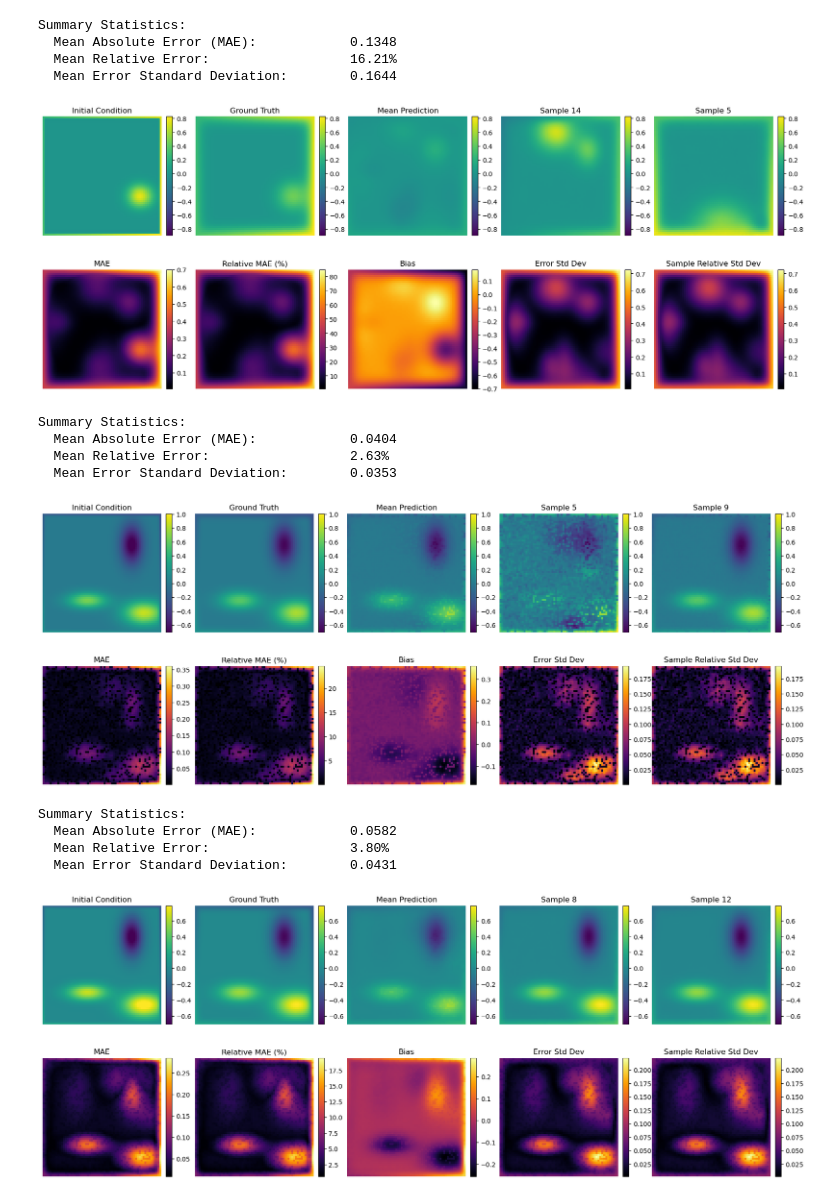
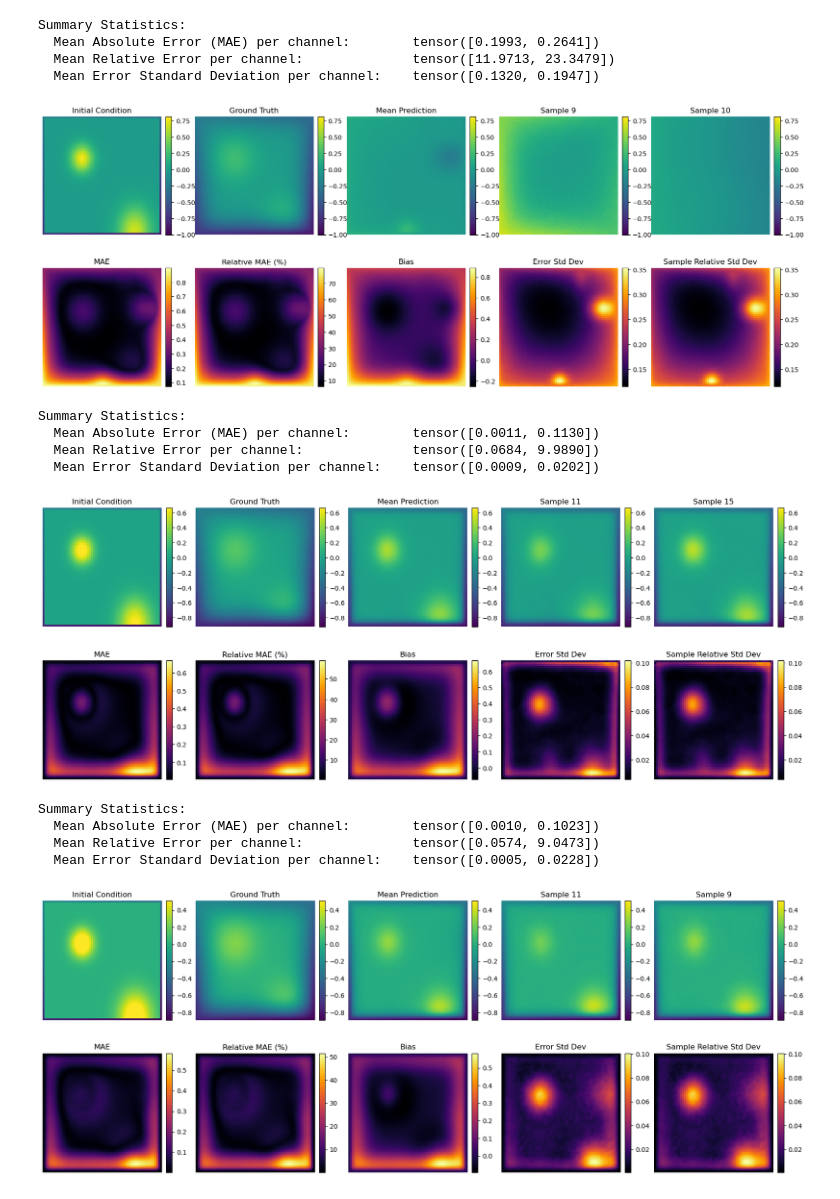
Before and after one commit to cmt-dtu-energy/dynamical-pde-diffusion, a Jupyter notebook: notebooks/inspect_models.ipynb, the cells around one changed output. Cells and saved outputs as stored; diff of their text form; code cells hidden in the pictures.

```diff
--- a/notebooks/inspect_models.ipynb
+++ b/notebooks/inspect_models.ipynb
@@ -159,22 +183,24 @@ interior_u = 0.0
 boundary_a = 1.0
 boundary_u = 0.0
 same_boundary = True
-boundary_obs_a = dpde.validation.random_boundary_mask(sample_shape[2], sample_shape[3], frac_obs=boundary_a)
+boundary_obs_a = dpde.model_testing.random_boundary_mask(sample_shape[2], sample_shape[3], frac_obs=boundary_a)
 if same_boundary:
     boundary_obs_u = boundary_obs_a[:]
 else:
-    boundary_obs_u = dpde.validation.random_boundary_mask(sample_shape[2], sample_shape[3], frac_obs=boundary_u)
-interior_obs_a = dpde.validation.random_interior_mask(sample_shape[2], sample_shape[3], frac_obs=interior_a)
-interior_obs_u = dpde.validation.random_interior_mask(sample_shape[2], sample_shape[3], frac_obs=interior_u)
+    boundary_obs_u = dpde.model_testing.random_boundary_mask(sample_shape[2], sample_shape[3], frac_obs=boundary_u)
+interior_obs_a = dpde.model_testing.random_interior_mask(sample_shape[2], sample_shape[3], frac_obs=interior_a)
+interior_obs_u = dpde.model_testing.random_interior_mask(sample_shape[2], sample_shape[3], frac_obs=interior_u)
 
-mask_a = dpde.validation.combine_masks(boundary_obs_a, interior_obs_a)
-mask_u = dpde.validation.combine_masks(boundary_obs_u, interior_obs_u)
+mask_a = dpde.model_testing.combine_masks(boundary_obs_a, interior_obs_a)
+mask_u = dpde.model_testing.combine_masks(boundary_obs_u, interior_obs_u)
 # %%
 sampler = dpde.sampling.EDMHeatSampler(
     net=edm,
     device=torch.device("cuda" if torch.cuda.is_available() else "cpu"),
     sample_shape=(64, 64),
     num_channels=2 if run_cfg.dataset.method == "joint" else 1,
+    num_samples=16,
+    dx=dx,
     num_steps=50,
     sigma_min=0.002,
     sigma_max=80.0,
@@ -274,6 +290,7 @@ def plot_and_compute_metrics(samples, OBS, ch_idx):
     # ----- Denominator: data range per channel -----
     denom = OBS_for_pred.amax(dim=(1, 2)) - OBS_for_pred.amin(dim=(1, 2))
     denom = denom.view(C, 1, 1)  # (C, 1, 1) for broadcasting
+    #denom = OBS_for_pred.abs()  # (1, C, H, W)
 
     # ----- Pixel-wise statistics (per channel) -----
     pixel_MAE = errors.abs().mean(dim=0)                       # (C, H, W)
@@ -283,14 +300,14 @@ def plot_and_compute_metrics(samples, OBS, ch_idx):
     pixel_rel_std = samples.std(dim=0) / (denom + 1e-8)        # (C, H, W)
 
     # ----- Scalar summaries (averaged over channels & space) -----
-    MAE = pixel_MAE.mean()
-    rel_error = pixel_rel_error.mean()
-    mean_std = pixel_std.mean()
+    MAE = pixel_MAE.mean(dim=(1, 2))
+    rel_error = pixel_rel_error.mean(dim=(1, 2))
+    mean_std = pixel_std.mean(dim=(1, 2))
 
     print("Summary Statistics:")
-    print(f"  Mean Absolute Error (MAE):\t\t{MAE:.4f}")
-    print(f"  Mean Relative Error:\t\t\t{rel_error:.2f}%")
-    print(f"  Mean Error Standard Deviation:\t{mean_std:.4f}")
+    print(f"  Mean Absolute Error (MAE) per channel:\t{MAE}")
+    print(f"  Mean Relative Error per channel:\t\t{rel_error}")
+    print(f"  Mean Error Standard Deviation per channel:\t{mean_std}")
 
     # ----- Select the channel to PLOT stats for -----
     mae_plot = pixel_MAE[ch_plot]
@@ -353,6 +370,6 @@ Summary Statistics:
 # %%
 #edm.load_state_dict(torch.load(get_model(runs[-1]), weights_only=True))
-with sampling_context(sampler):
+with dpde.sampling.sampling_context(sampler):
     samples = sampler.sample(
         labels=labels,
         #net_obs=net_obs,
@@ -361,46 +378,45 @@ with sampling_context(sampler):
 plot_and_compute_metrics(samples, OBS, 1)
 # %% [output]
 Summary Statistics:
-  Mean Absolute Error (MAE):            0.1348
-  Mean Relative Error:                  16.21%
-  Mean Error Standard Deviation:        0.1644
+  Mean Absolute Error (MAE) per channel:        tensor([0.1993, 0.2641])
+  Mean Relative Error per channel:              tensor([11.9713, 23.3479])
+  Mean Error Standard Deviation per channel:    tensor([0.1320, 0.1947])
-[figure, old version]
+[figure, new version]
 # %%
 idx_to_compare = [0, 1]
 # %%
 zeta_a = 20.0
 zeta_u = 20.0
 zeta_pde = 0.5
 
 ch_idx = 1
 
 for model_id in idx_to_compare:
-    model_path = get_model(runs[model_id])
+    model_path = get_model(runs[model_id], API)
     edm.load_state_dict(torch.load(model_path, weights_only=True))
-    with sampling_context(sampler):
+    with dpde.sampling.sampling_context(sampler):
         samples, losses = sampler.sample_conditional(
             labels=labels,
-            dx=dx,
             net_obs=net_obs,
             obs_a=obs_a,
             obs_u=obs_u,
             mask_a=mask_a,
             mask_u=mask_u,
             zeta_a=zeta_a,
             zeta_u=zeta_u,
             zeta_pde=zeta_pde,
             num_steps=num_steps,
             return_losses=True,
         )
     plot_and_compute_metrics(samples, OBS, ch_idx)
 # %% [output]
 Summary Statistics:
-  Mean Absolute Error (MAE):            0.0404
-  Mean Relative Error:                  2.63%
-  Mean Error Standard Deviation:        0.0353
+  Mean Absolute Error (MAE) per channel:        tensor([0.0011, 0.1130])
+  Mean Relative Error per channel:              tensor([0.0684, 9.9890])
+  Mean Error Standard Deviation per channel:    tensor([0.0009, 0.0202])
-[figure, old version]
+[figure, new version]
 Summary Statistics:
-  Mean Absolute Error (MAE):            0.0582
-  Mean Relative Error:                  3.80%
-  Mean Error Standard Deviation:        0.0431
+  Mean Absolute Error (MAE) per channel:        tensor([0.0010, 0.1023])
+  Mean Relative Error per channel:              tensor([0.0574, 9.0473])
+  Mean Error Standard Deviation per channel:    tensor([0.0005, 0.0228])
-[figure, old version]
+[figure, new version]
```
Also changed, not shown: parts of 16 cells of this notebook, 23 other files.
